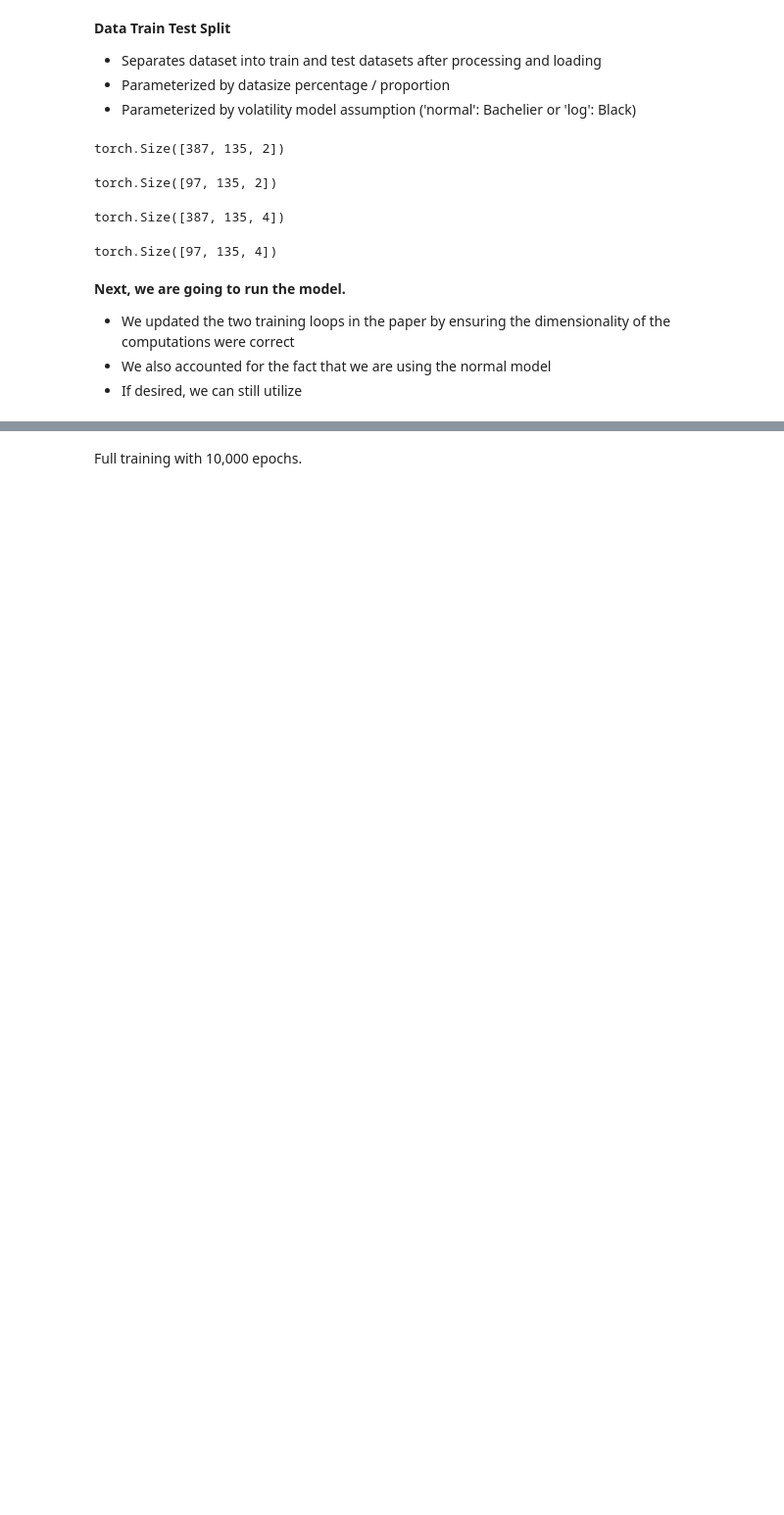
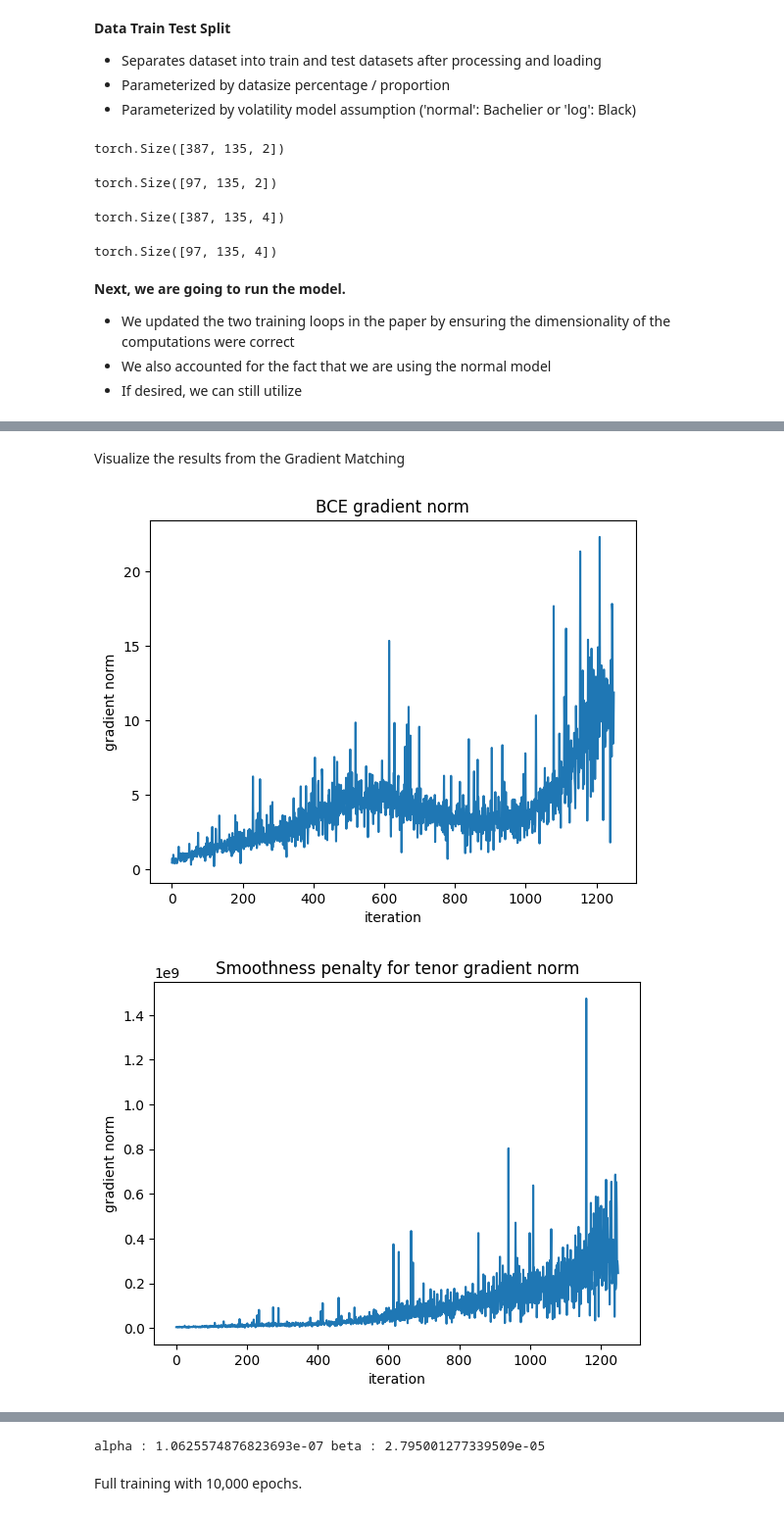
Before and after one commit to ekopen/VolGAN, a Jupyter notebook: main.ipynb, the cells around one changed output, grey strips where cells are left out. Shown at 98% size. Saved outputs shown, nothing was run; the diff lists cells and outputs as text; code cells hidden in the pictures; blank space fills up the shorter version.

Commit message:
visualizing the first training loop

```diff
--- a/main.ipynb
+++ b/main.ipynb
@@ -187,0 +189,41 @@ alpha : 3.835517265376966e-07 beta : 0.00010039066242299915
+# %% [markdown]
+Visualize the results from the Gradient Matching
+# %%
+tr = 0.85
+noise_dim = 32
+hidden_dim = 16
+device = 'cpu'
+n_epochs = 10000
+n_grad = 250
+val = True
+vol_model = 'normal'
+lrg = 0.0001
+lrd = 0.0001
+batch_size = 100
+device = 'cpu'
+
+true_train, true_test, condition_train, condition_test,  m_in,sigma_in, m_out, sigma_out, dates_t,  tenor, tau, tenors, taus = VGS.DataTrainTest(DATA_PATH, SURFACE_PATH, tr, vol_model, device)
+gen = VGS.Generator(noise_dim=noise_dim,cond_dim=condition_train.shape[2], hidden_dim=hidden_dim,output_dim=true_train.shape[2],mean_in = m_in, std_in = sigma_in, mean_out = m_out, std_out = sigma_out)
+gen.to(device)
+
+# m_disc and sigma_disc are not used in the original VolGAN, you can see in the Discriminator forward function
+# we'll preserve the forward pass for now but we can maybe incorporate these later if needed
+m_disc = torch.cat((m_in,m_out),dim=-1)
+sigma_disc = torch.cat((sigma_in,sigma_out),dim=-1)
+
+disc = VGS.Discriminator(in_dim = condition_train.shape[2] + true_train.shape[2], hidden_dim = hidden_dim, mean = m_disc, std = sigma_disc)
+disc.to(device)
+
+true_val = False
+condition_val = False
+
+gen_opt = torch.optim.RMSprop(gen.parameters(), lr=lrg)
+disc_opt = torch.optim.RMSprop(disc.parameters(), lr=lrd)
+
+criterion = nn.BCELoss()
+criterion = criterion.to(device)
+# %%
+gen,gen_opt,disc,disc_opt,criterion, alpha, beta = VGS.GradientMatchingPlot(gen,gen_opt,disc,disc_opt,criterion,condition_train,true_train,tenor,tau,tenors,taus,n_grad,lrg,lrd,batch_size,noise_dim,device, vol_model=vol_model)
+# %% [output]
+[figure, added]
+[figure, added]
@@ -188,3 +231,4 @@ alpha : 3.835517265376966e-07 beta : 0.00010039066242299915
+alpha : 1.0625574876823693e-07 beta : 2.795001277339509e-05
 # %% [markdown]
 Full training with 10,000 epochs.
 # %%
```
Also changed, not shown: parts of 4 cells of this notebook, 1 other file.
